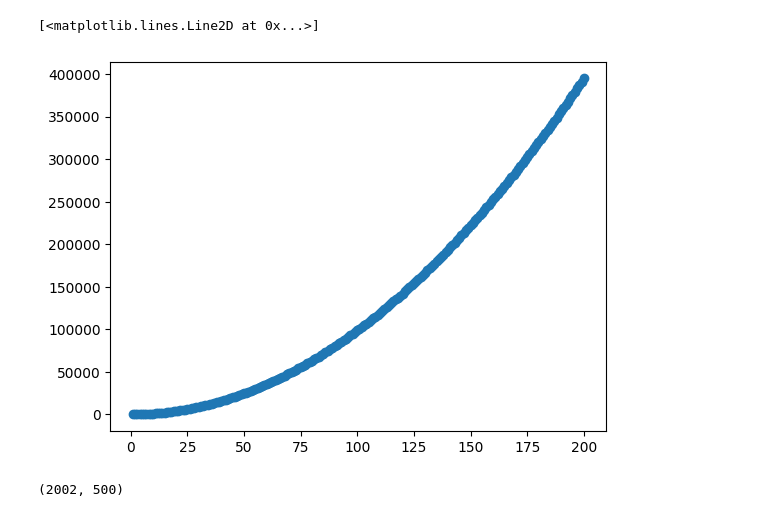
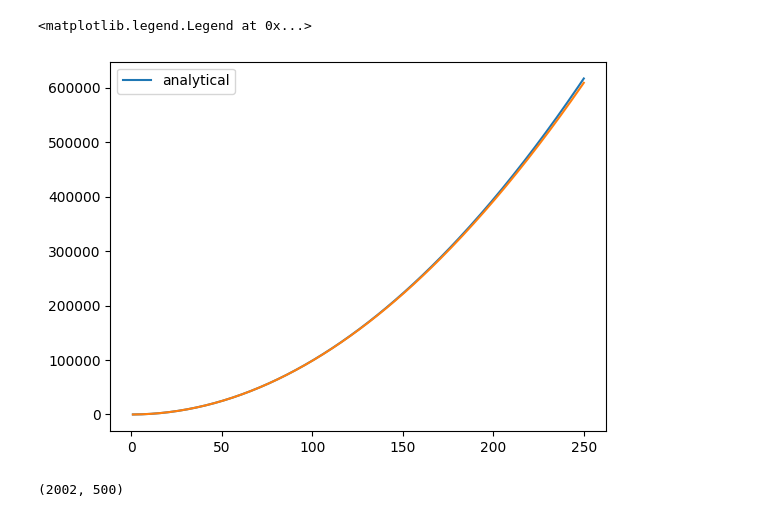
Before and after one commit to emilssp/Computational_Physics_v24, a Jupyter notebook: Quantum_Mechanics/python/plot.ipynb, the cells around one changed output. Cells and saved outputs as stored; diff of their text form; code cells hidden in the pictures.

```diff
--- a/Quantum_Mechanics/python/plot.ipynb
+++ b/Quantum_Mechanics/python/plot.ipynb
@@ -43,14 +53,15 @@ print(np.sum(((np.sin(np.pi*x)*np.sqrt(2))**2)*dx))
 # %%
-data = pd.read_csv('../data/raw/eigenvalues.csv', header=None)
+data = pd.read_csv('../data/raw/eigenvalues_infwell.csv', header=None)
 eigenvalues = data.to_numpy()
 
 n = eigenvalues.shape[0]
 n_arr = np.linspace(1, n, n)
-plt.scatter(n_arr, (n_arr*np.pi)**2)
+plt.plot(n_arr, (n_arr*np.pi)**2, label = "analytical")
 plt.plot(n_arr, eigenvalues)
+plt.legend()
 # %% [output]
-[<matplotlib.lines.Line2D at 0x...>]
+<matplotlib.legend.Legend at 0x...>
-[figure, old version]
+[figure, new version]
 # %%
 data = pd.read_csv('../data/raw/wavefunctions.csv', header=None)
 
```
Also changed, not shown: parts of 5 cells of this notebook, 31 other files.
